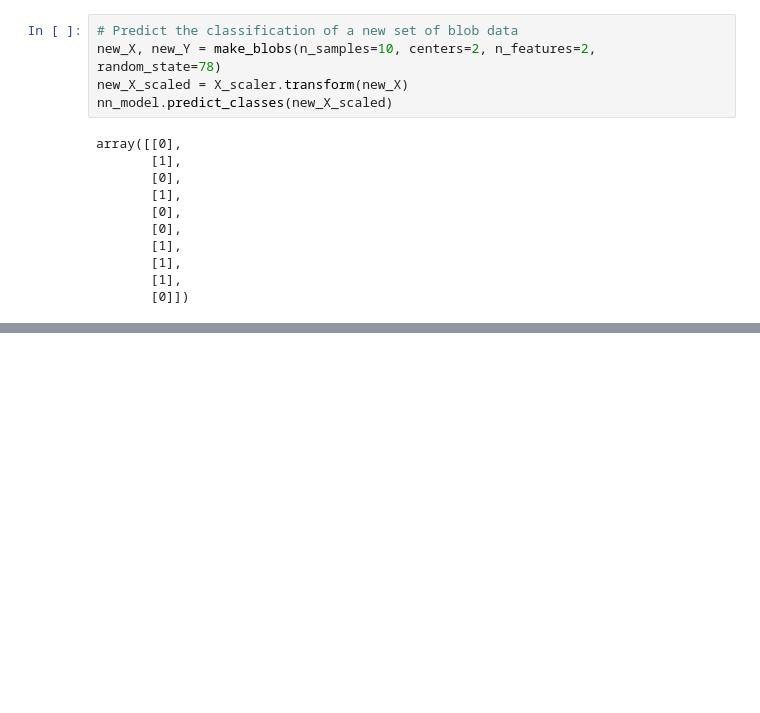
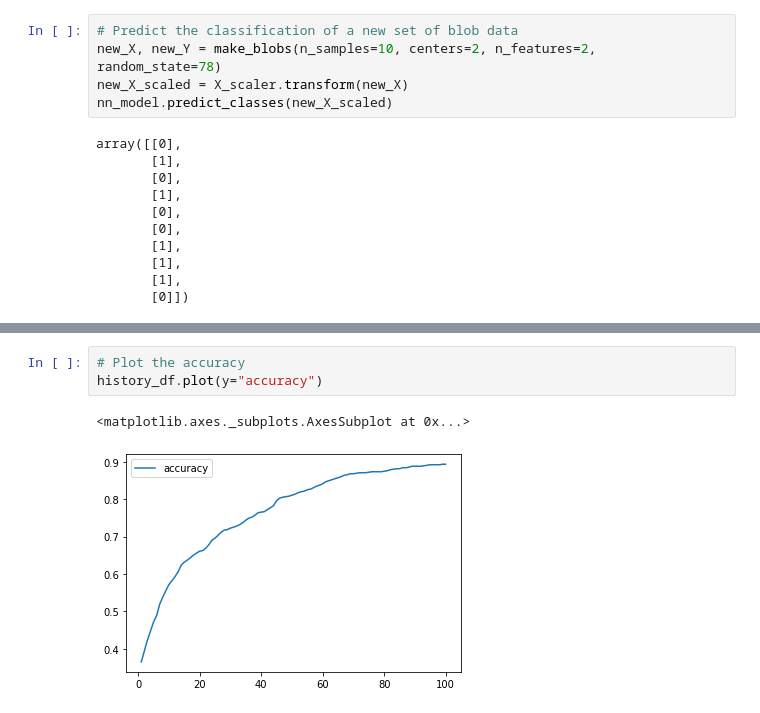
Before and after one commit to ArchanaRohilla/neural_networks, a Jupyter notebook: neural_network_practice.ipynb, the cells around one changed output, grey strips where cells are left out. Cells and saved outputs as stored; diff of their text form; blank space fills up the shorter version.

```diff
--- a/neural_network_practice.ipynb
+++ b/neural_network_practice.ipynb
@@ -121,0 +185,6 @@ array([[0],
+# %%
+# Plot the accuracy
+history_df.plot(y="accuracy")
+# %% [output]
+<matplotlib.axes._subplots.AxesSubplot at 0x...>
+[figure, added]
```
Also changed, not shown: parts of 4 cells of this notebook.
